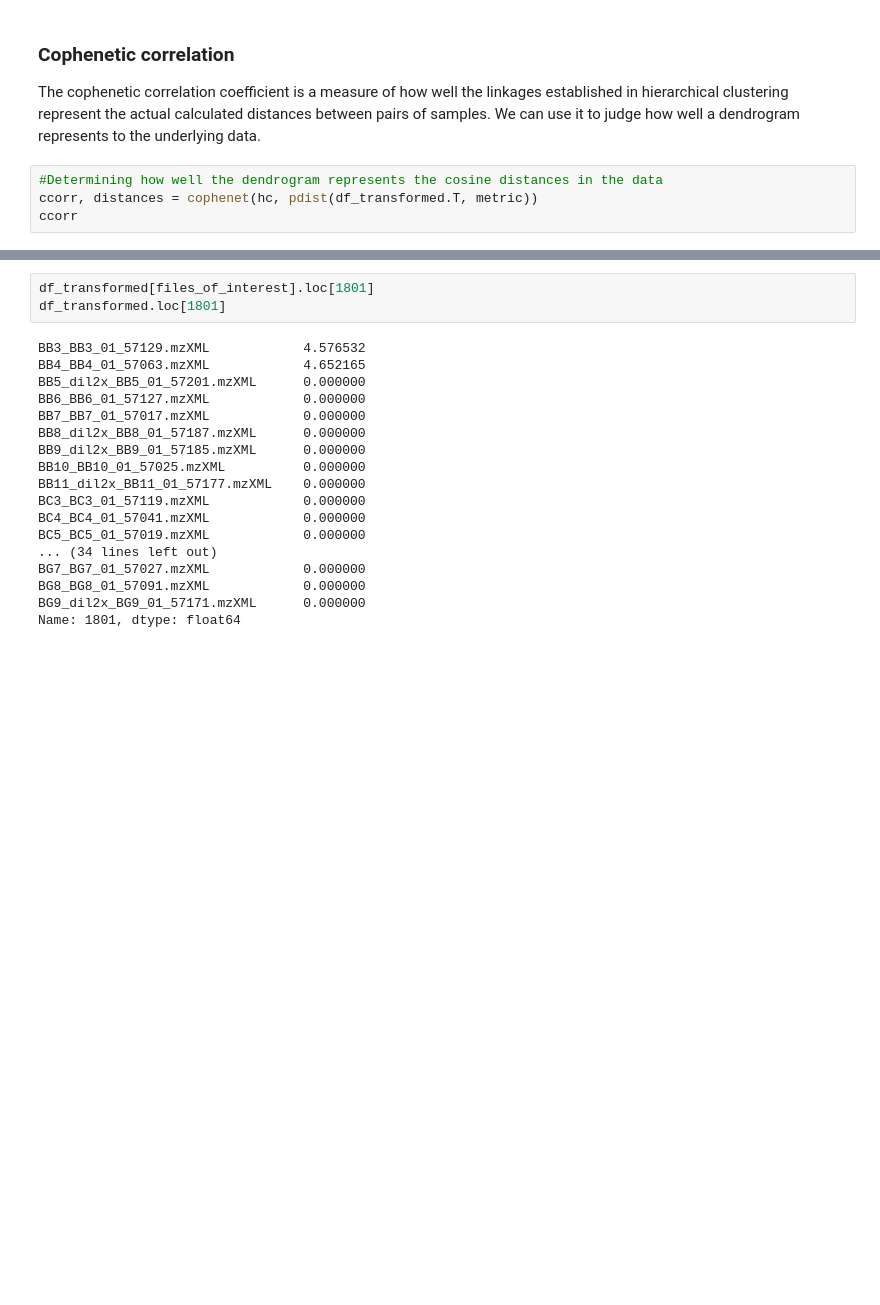
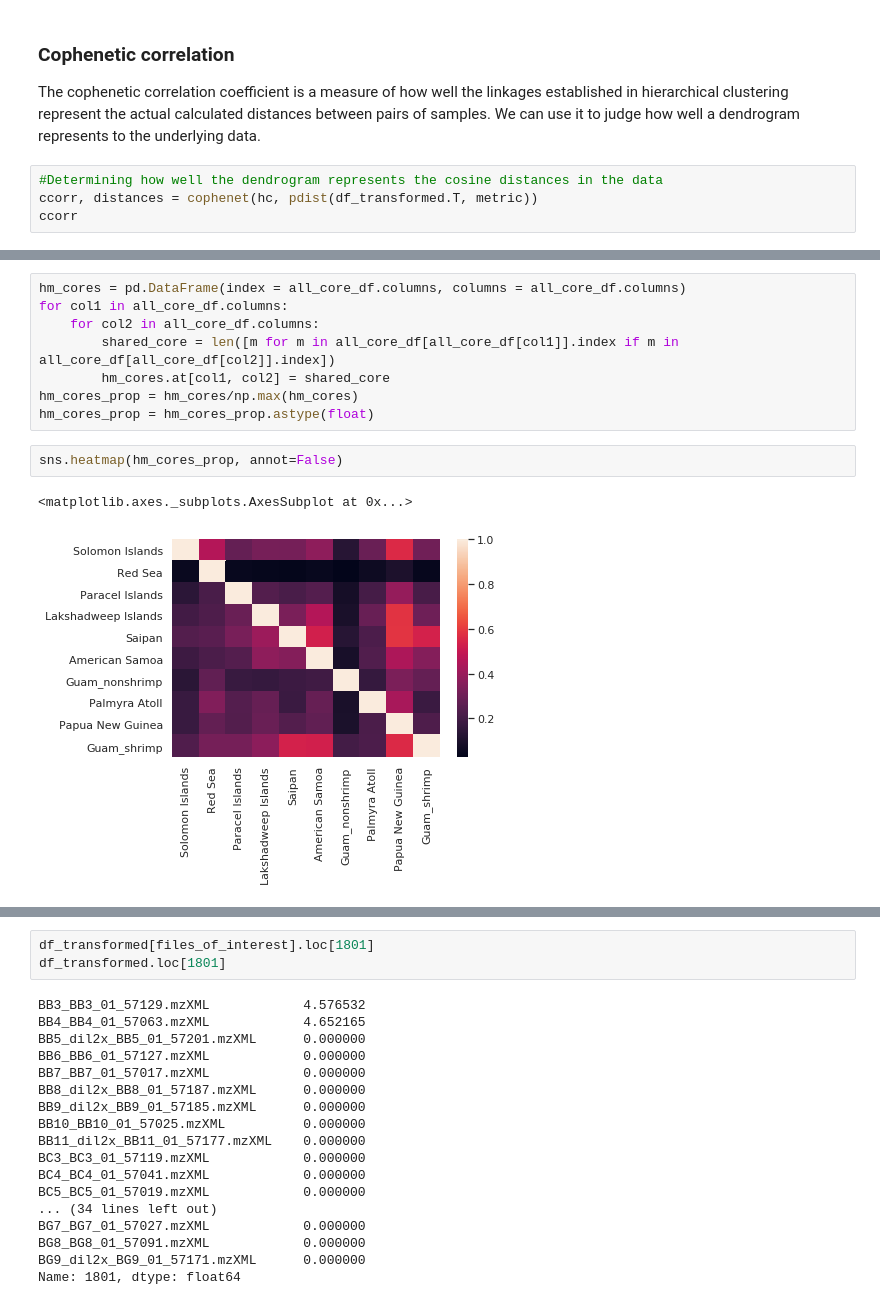
Before and after one commit to c-leber/ORCA, a Jupyter notebook: ORCA.ipynb, the cells around one changed output, grey strips where cells are left out. Cells and saved outputs as stored; diff of their text form; blank space fills up the shorter version.

```diff
--- a/ORCA.ipynb
+++ b/ORCA.ipynb
@@ -1001,0 +905,13 @@ query_result
+# %%
+hm_cores = pd.DataFrame(index = all_core_df.columns, columns = all_core_df.columns)
+for col1 in all_core_df.columns:
+    for col2 in all_core_df.columns:
+        shared_core = len([m for m in all_core_df[all_core_df[col1]].index if m in all_core_df[all_core_df[col2]].index])
+        hm_cores.at[col1, col2] = shared_core
+hm_cores_prop = hm_cores/np.max(hm_cores)
+hm_cores_prop = hm_cores_prop.astype(float)
+# %%
+sns.heatmap(hm_cores_prop, annot=False)
+# %% [output]
+<matplotlib.axes._subplots.AxesSubplot at 0x...>
+[figure, added]
```
Also changed, not shown: parts of 33 cells of this notebook.
